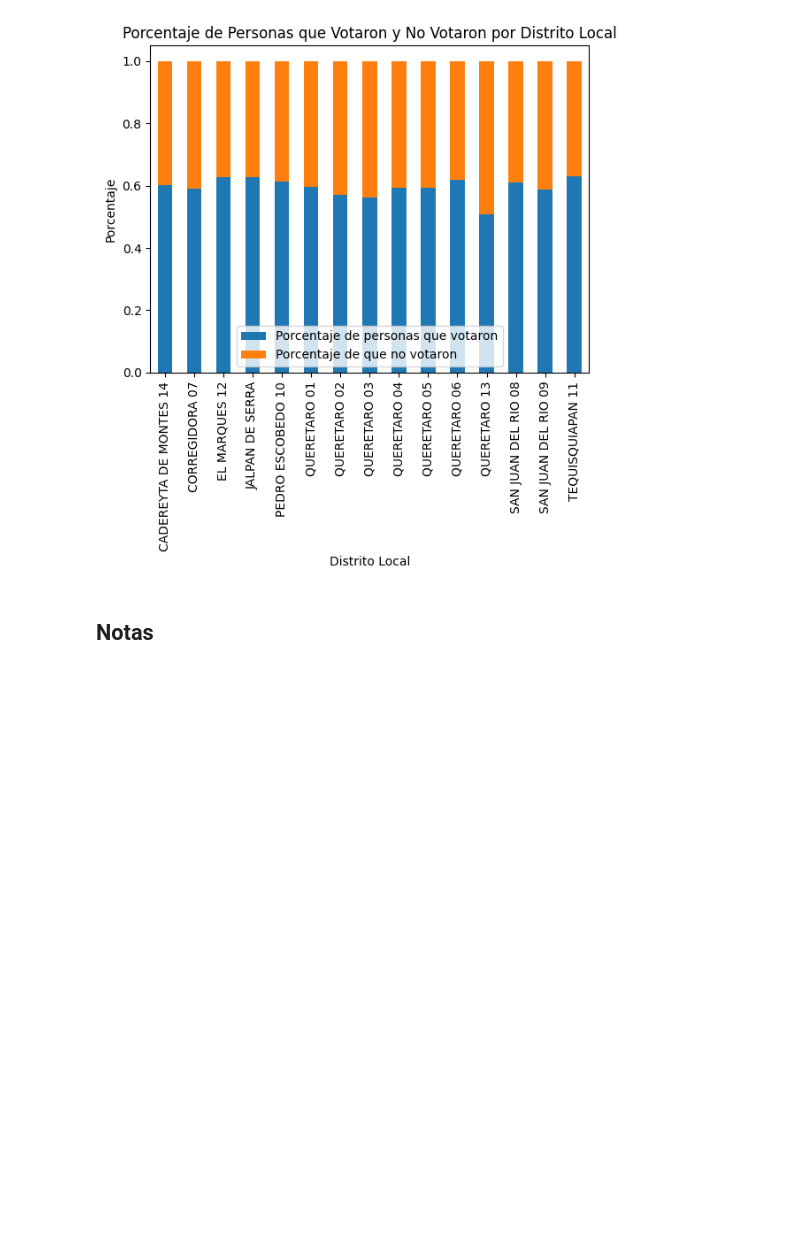
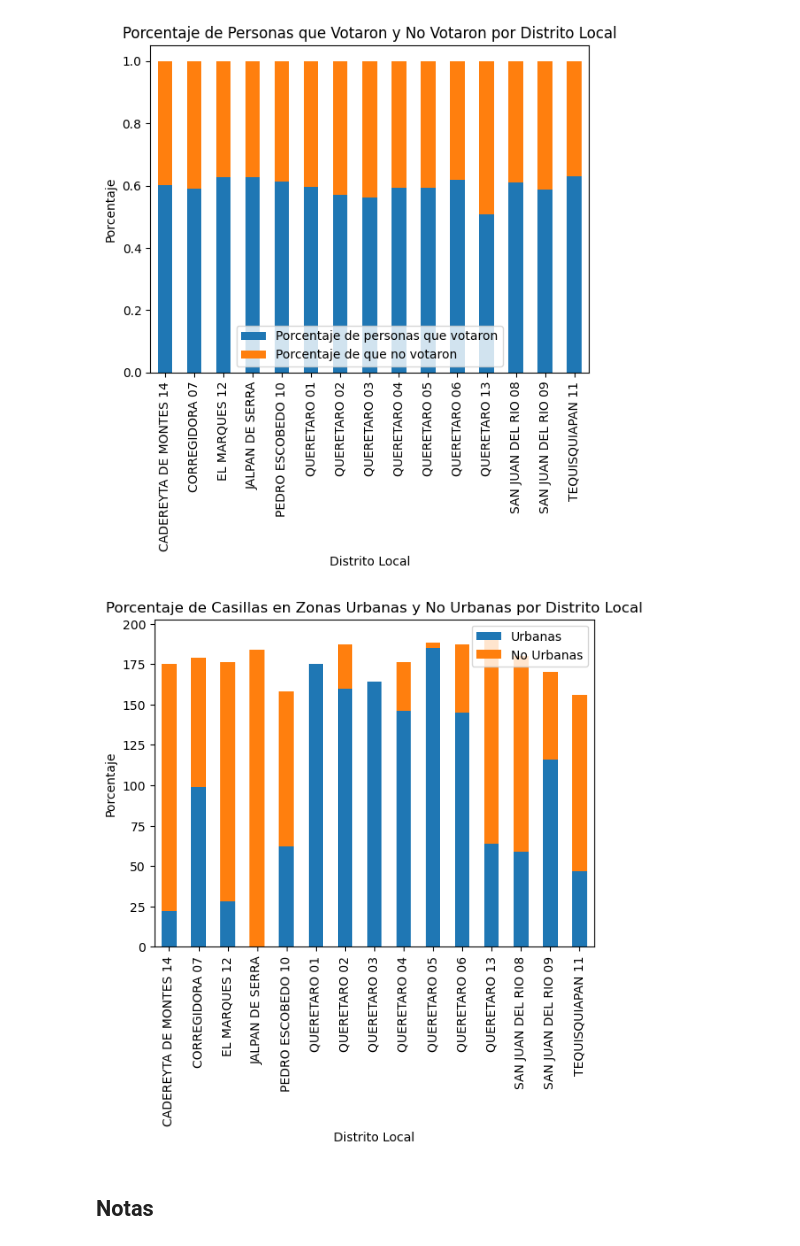
Before and after one commit to M1ndBlast/Data-Mining, a Jupyter notebook: analisis_datos.ipynb, the cells around one changed output. Saved outputs shown, nothing was run; the diff lists cells and outputs as text; code cells hidden in the pictures; blank space fills up the shorter version.

```diff
--- a/analisis_datos.ipynb
+++ b/analisis_datos.ipynb
@@ -335,6 +390,34 @@ SAN JUAN DEL RIO 08            0.611509            0.388491
 SAN JUAN DEL RIO 09            0.586785            0.413215
 TEQUISQUIAPAN 11               0.629327            0.370673
 [figure]
+# %%
+data_zonas = data
+#Convirtiendo columnas a tipo numerico
+
+# Agrupacion por DISTRITO_LOCAL
+df_agrupado = data_zonas.groupby('DISTRITO_LOCAL')
+# Luego se por grupo se suman todas los UBICACION_CASILLA si son Rural o Urbana
+df_agrupado = df_agrupado['UBICACION_CASILLA'].value_counts()
+# # Separar No URBANA y URBANA en dos columnas, si no existe se pone 0
+df_agrupado = df_agrupado.unstack().fillna(0)
+
+# Conversion a porcentajes
+df_agrupado['PORCENTAJE_URBANA'] = df_agrupado['URBANA'] / (df_agrupado['URBANA'] + df_agrupado['NO URBANA'])
+df_agrupado['PORCENTAJE_NO_URBANA'] = 1 - df_agrupado['PORCENTAJE_URBANA']
+
+# Graficar los porcentajes de Zonas Urbanas y No Urbanas por distrito local
+df_agrupado[['PORCENTAJE_URBANA', 'PORCENTAJE_NO_URBANA']].plot(kind='bar', stacked=True)
+
+# Configuración adicional del gráfico
+plt.xlabel('Distrito Local')
+plt.ylabel('Porcentaje')
+plt.title('Porcentaje de Casillas en Zonas Urbanas y No Urbanas por Distrito Local')
+plt.legend(['Urbanas', 'No Urbanas'])
+
+# Mostrar el gráfico
+plt.show()
+# %% [output]
+[figure, added]
 # %% [markdown]
 ## Notas
 # %% [markdown]
```
Also changed, not shown: parts of 1 cell of this notebook.
